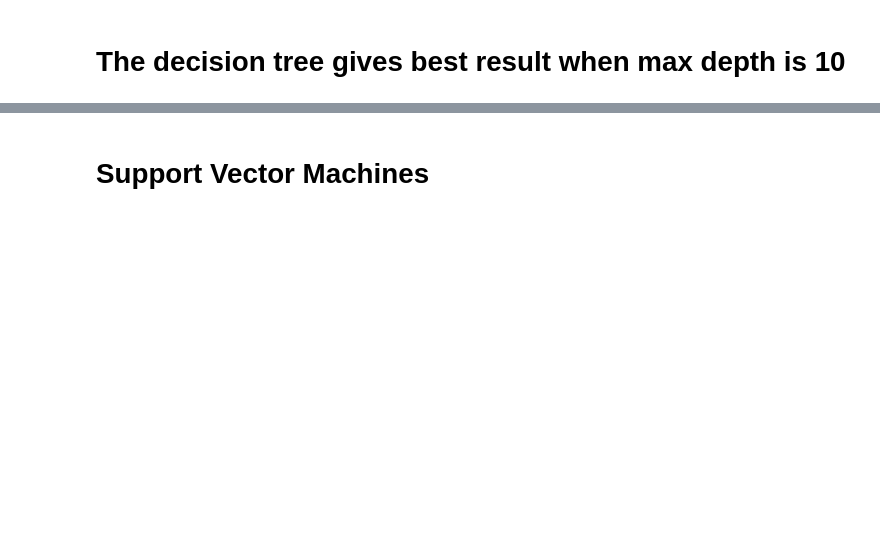
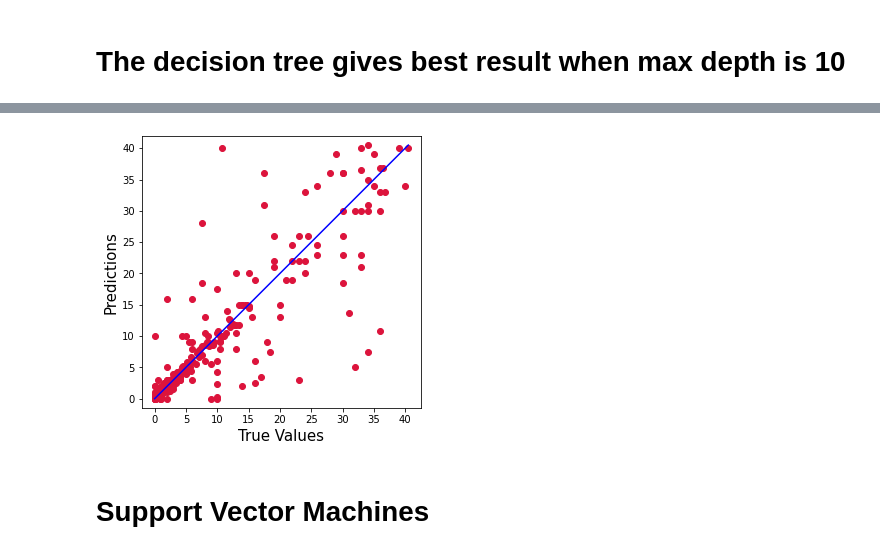
Before and after one commit to vinayakkrishanprasad/Prediction-of-Phase-Fraction-of-Steel-to-obtain-Aging-Response, a Jupyter notebook: Major_project.ipynb, the cells around one changed output, grey strips where cells are left out. Saved outputs shown, nothing was run; the diff lists cells and outputs as text; code cells hidden in the pictures; blank space fills up the shorter version.

```diff
--- a/Major_project.ipynb
+++ b/Major_project.ipynb
@@ -294,0 +329,2 @@ for count in range(1,20):
+# %%
+predicted_decision=cross_val_predict(tree.DecisionTreeRegressor(max_depth=10, random_state= 42), X, Y, cv= kf)
@@ -295,3 +350,15 @@ for count in range(1,20):
+# %%
+plt.figure(figsize=(5,5))
+plt.scatter(Y, predicted_decision, c='crimson')
+p1 = max(max(predicted_decision), max(Y))
+p2 = min(min(predicted_decision), min(Y))
+plt.plot([p1, p2], [p1, p2], 'b-')
+plt.xlabel('True Values', fontsize=15)
+plt.ylabel('Predictions', fontsize=15)
+plt.axis('equal')
+plt.show()
+# %% [output]
+[figure, added]
 # %% [markdown]
 # Support Vector Machines
 # %%
```
Also changed, not shown: parts of 17 cells of this notebook, 2 other files.
